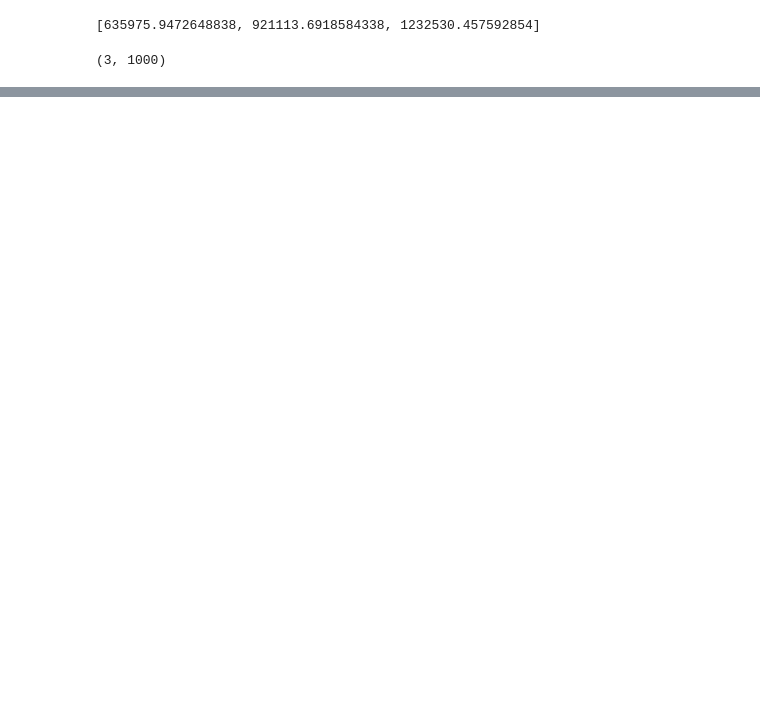
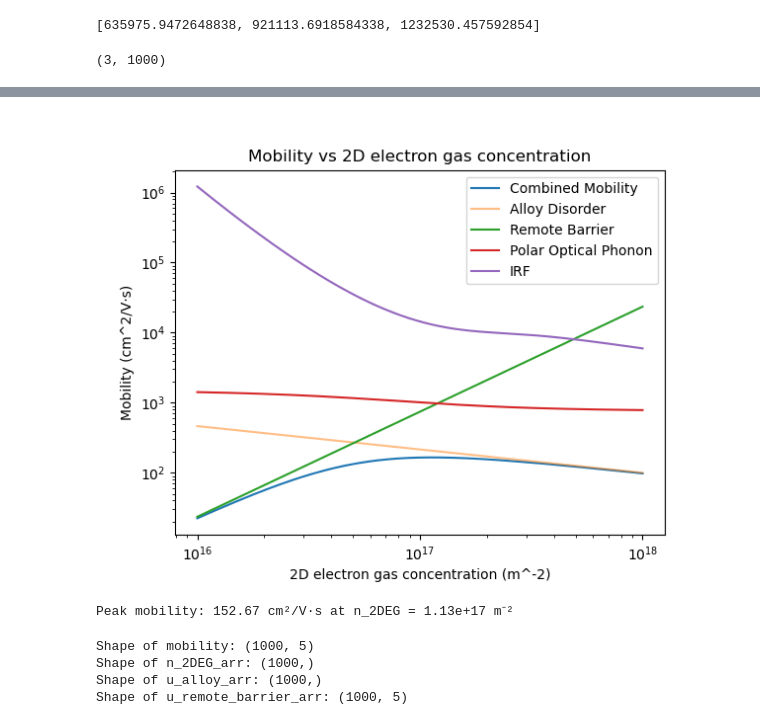
Before and after one commit to mayanddangi/Mobility_Fittings_AlGaN, a Jupyter notebook: Mobility Anaylsis/mobility_all.ipynb, the cells around one changed output, grey strips where cells are left out. Drawn from its saved outputs; the diff is of its cells as text; code cells hidden in the pictures; blank space fills up the shorter version.

```diff
--- a/Mobility Anaylsis/mobility_all.ipynb
+++ b/Mobility Anaylsis/mobility_all.ipynb
@@ -377,0 +427,22 @@ plt.show()
+# %%
+n_2DEG_arr = np.linspace(1e16, 1e18, 1000)
+N_imp_ionized = 1e17
+
+mobility = []
+u_remote_impurity_arr = []
+u_dislocation_arr = []
+u_background_impurity_arr = []
+u_alloy_arr = []
+u_pop_arr = []
+u_irf_arr = []
+u_remote_barrier_arr = []
+
+for n_2DEG in tqdm.tqdm(n_2DEG_arr):
+    mobility.append(mobility_combined_func(T, n_2DEG, x, N_imp, N_dis, f_dis, N_imp_ionized, N_imp_barrier,d_ionized, d_imp_barrier, delta_V0, L, delta, omega_0))
+    u_remote_impurity_arr.append(impurity_scattering_mobility(T, n_2DEG, N_imp_ionized, d_ionized))
+    u_dislocation_arr.append(mobility_dislocation(T, n_2DEG, N_dis, f_dis, m_star, q, eps0, epsilon_s, c_func(x)))
+    u_background_impurity_arr.append(mobility_imp(T, n_2DEG, N_imp, epsilon_s, m_star))
+    u_alloy_arr.append(mobility_alloy_disorder(T, n_2DEG, x, m_star_func(x), epsilon_s_func(x), Volume_unitcell_func(x), delta_V0))
+    u_pop_arr.append(mobility_optical_phonon(T, n_2DEG, m_star, E_POP, epsilon_s, epsilon_inf))
+    u_irf_arr.append(mobility_irf(T, n_2DEG, L, delta, m_star, epsilon_s))
+    u_remote_barrier_arr.append(impurity_scattering_mobility(T, n_2DEG, N_imp_barrier, d_imp_barrier))        # Remote Ionization Scattering
@@ -377,0 +453,29 @@ plt.show()
+# %%
+plt.close()
+plt.figure()
+
+plt.plot(n_2DEG_arr, mobility, label='Combined Mobility')
+plt.plot(n_2DEG_arr, u_alloy_arr, label='Alloy Disorder', alpha=0.5)
+plt.plot(n_2DEG_arr, u_remote_barrier_arr, label='Remote Barrier')
+plt.plot(n_2DEG_arr, u_pop_arr, label='Polar Optical Phonon')
+# plt.plot(n_2DEG_arr, u_dislocation_arr, label='Dislocation')
+# plt.plot(n_2DEG_arr, u_background_impurity_arr, label='Background Impurity')
+# plt.plot(n_2DEG_arr, u_remote_impurity_arr, label='Remote Impurity')
+plt.plot(n_2DEG_arr, u_irf_arr, label='IRF')
+plt.xlabel('2D electron gas concentration (m^-2)')
+plt.ylabel('Mobility (cm^2/V·s)')
+plt.title('Mobility vs 2D electron gas concentration')
+plt.yscale('log')
+plt.xscale('log')
+plt.legend()
+plt.show()
+# %% [output]
+[figure, added]
+# %%
+# Find the peak mobility
+mobility = np.array(mobility)
+max_mobility = np.max(mobility)
+max_mobility_index = np.argmax(mobility)
+print(f"Peak mobility: {max_mobility:.2f} cm²/V·s at n_2DEG = {n_2DEG_arr[max_mobility_index]:.2e} m⁻²")
+# %% [output]
+Peak mobility: 152.67 cm²/V·s at n_2DEG = 1.13e+17 m⁻²
@@ -377,0 +504,7 @@ plt.show()
+# %%
+print(f'Shape of mobility: {np.shape(mobility)}\nShape of n_2DEG_arr: {np.shape(n_2DEG_arr)}\nShape of u_alloy_arr: {np.shape(u_alloy_arr)}\nShape of u_remote_barrier_arr: {np.shape(u_remote_barrier_arr)}')
+# %% [output]
+Shape of mobility: (1000, 5)
+Shape of n_2DEG_arr: (1000,)
+Shape of u_alloy_arr: (1000,)
+Shape of u_remote_barrier_arr: (1000, 5)
```
Also changed, not shown: parts of 12 cells of this notebook, 1 other file.
